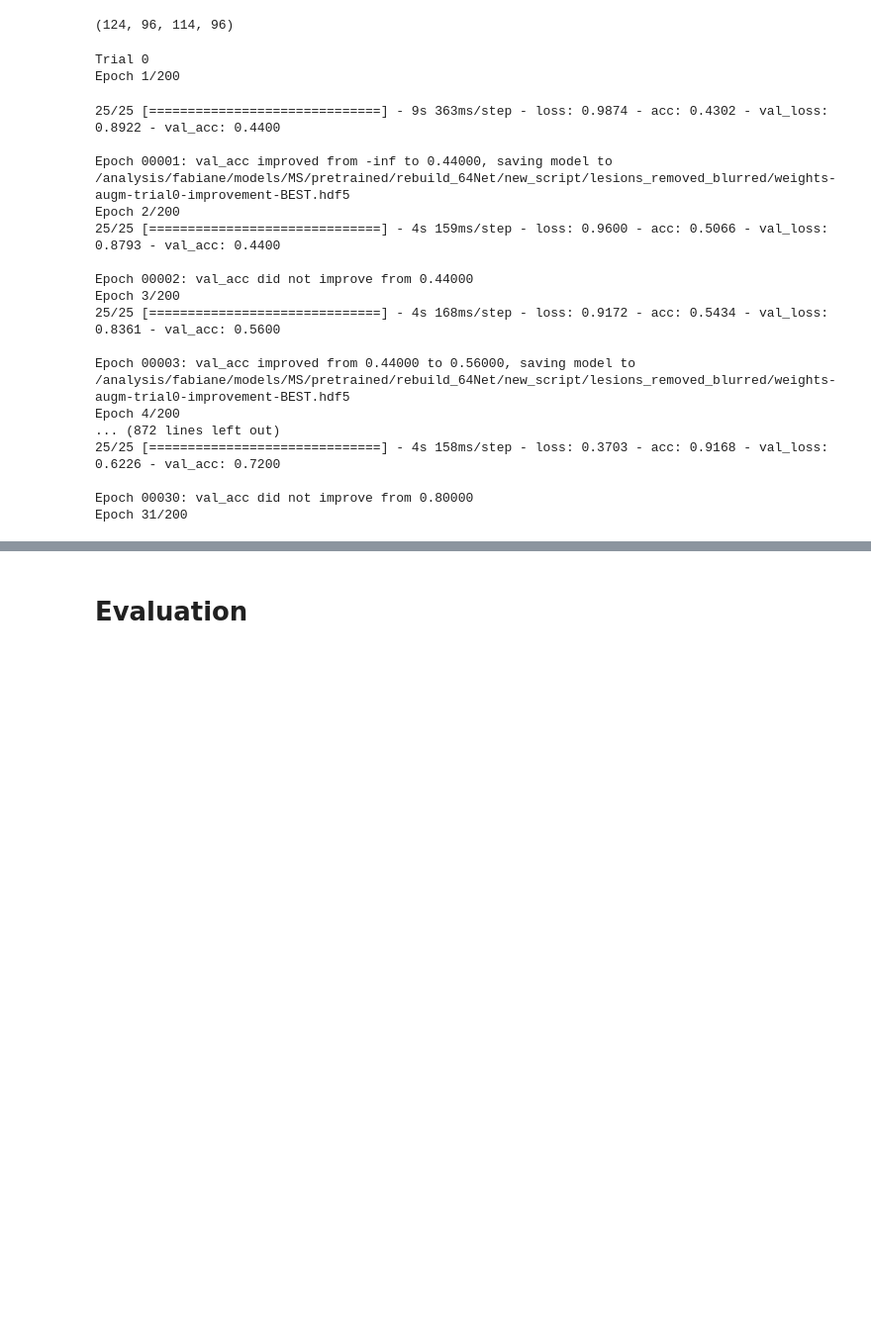
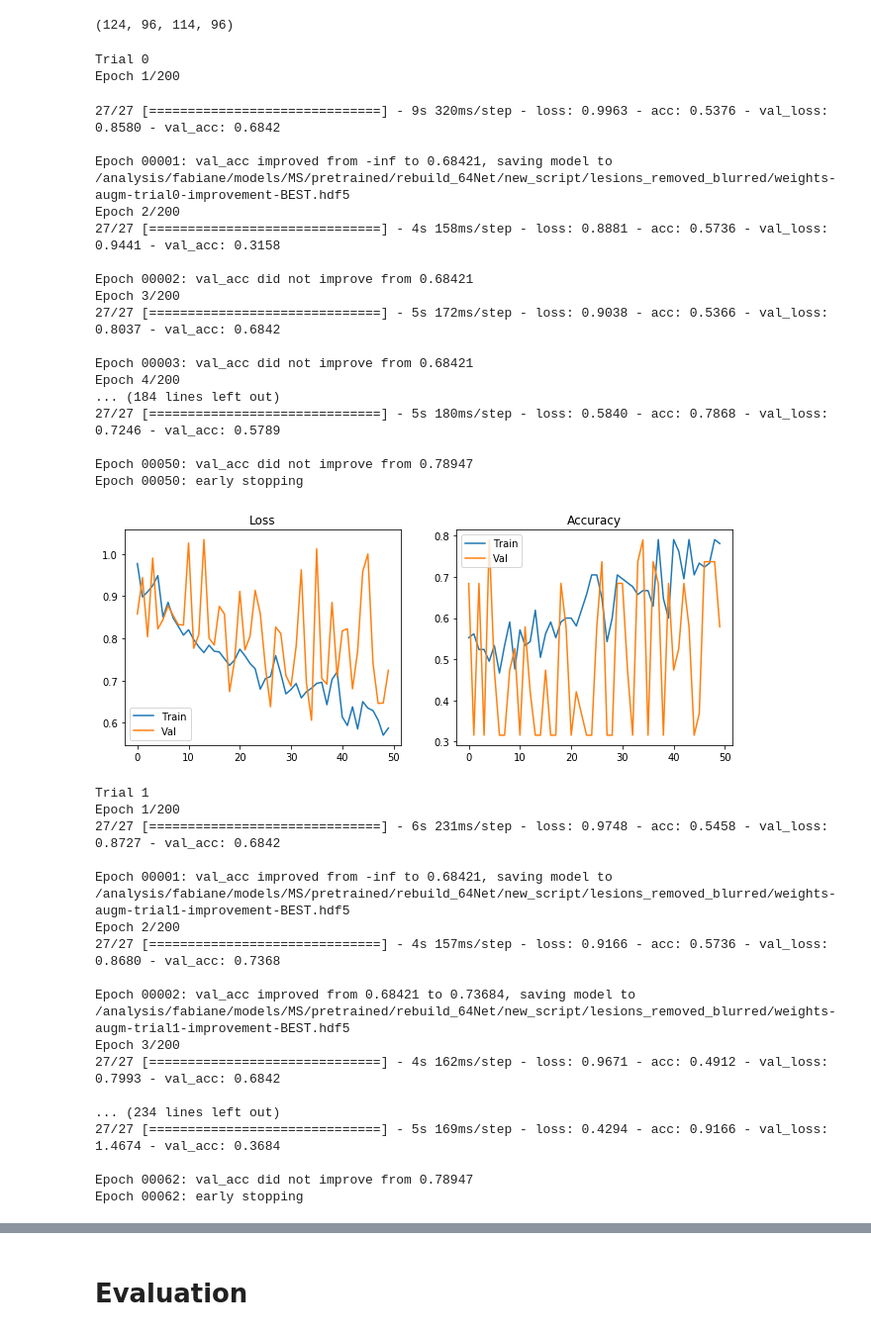
Before and after one commit to derEitel/explainableMS, a Jupyter notebook: remove_lesions/Fine-tuning with lesions removed - blurred.ipynb, the cells around one changed output, grey strips where cells are left out. Shown: that part at 99% size. Saved outputs shown, nothing was run; the diff lists cells and outputs as text; code cells hidden in the pictures; blank space fills up the shorter version.

```diff
--- a/remove_lesions/Fine-tuning with lesions removed - blurred.ipynb
+++ b/remove_lesions/Fine-tuning with lesions removed - blurred.ipynb
@@ -259,14 +256,14 @@ X_train.shape
 from sklearn.model_selection import train_test_split
 # %%
 # split training set
-X_train, X_val, y_train, y_val = train_test_split(X_train, y_train, test_size=0.2, random_state=77)
+X_train, X_val, y_train, y_val = train_test_split(X_train, y_train, test_size=0.15, random_state=77)
 # %%
 # training args
 lr = 0.0005
 lr_decay = 0.001
 transforms = [intensity, sagittal_flip, translate]
 
-num_trials = 7
+num_trials = 10
 store_models = True
 
 # callbacks
@@ -295,8 +292,8 @@ for i in range(num_trials):
     else:
         callbacks = [earlystop]
 
-    train_loader = CISDataset(X_train, y_train, transform=transforms, batch_size=b, shuffle=True)
-    val_loader = CISDataset(X_val, y_val, transform=[intensity], batch_size=1, shuffle=False)
+    train_loader = CISDataset(X_train, y_train, transform=transforms, batch_size=b, shuffle=True, mask=mask)
+    val_loader = CISDataset(X_val, y_val, transform=[intensity], batch_size=1, shuffle=False, mask=mask)
 
     # Start training
     history = model.fit_generator(train_loader,
@@ -304,7 +301,19 @@ for i in range(num_trials):
                         verbose=1,
                         validation_data=val_loader,
                         callbacks=callbacks)
-
+    # Plot training curves
+    plt.figure(figsize=(11, 4))
+    plt.subplot(1, 2, 1)
+    plt.plot(history.history["loss"])
+    plt.plot(history.history["val_loss"])
+    plt.legend(["Train", "Val"])
+    plt.title("Loss")
+    plt.subplot(1, 2, 2)
+    plt.plot(history.history["acc"])
+    plt.plot(history.history["val_acc"])
+    plt.legend(["Train", "Val"])
+    plt.title("Accuracy")
+    plt.show()
     # Evaluation
     y_pred = model.predict_generator(val_loader)
     #y_true = [item for sublist in [val_loader[batch_idx][1] for batch_idx in range(len(val_loader))] for item in sublist]
@@ -315,40 +324,58 @@ for i in range(num_trials):
     accuracies.append(history.history["val_acc"][-1])
     balanced_accuracies.append(bal_acc)
     max_acc.append(np.max(history.history["val_acc"]))
     sensitivities.append(sens)
     specificities.append(spec)
 
 training_time = time.time() - start_time
 print("Training Time: {}h:{}m:{}s".format(
             training_time//3600, (training_time//60)%60, training_time%60))
 
 print("Validation final accuracies: \n {}".format(accuracies))
 print("Validation final accuracies mean: {}".format(np.mean(accuracies)))
 print("Validation best accuracies: \n {}".format(max_acc))
 print("Validation best accuracies mean: {}".format(np.mean(max_acc)))
 print("Validation balanced accuracies: \n {}".format(balanced_accuracies))
 print("Validation balanced accuracies mean: {}".format(np.mean(balanced_accuracies)))
 print("Validation final sensitivities: \n {}".format(sensitivities))
 print("Validation final sensitivities' mean: {}".format(np.mean(sensitivities)))
 print("Validation final specificities: \n {}".format(specificities))
 print("Validation final specificities' mean: {}".format(np.mean(specificities)))
 # %% [output]
 Trial 0
 Epoch 1/200
-25/25 [==============================] - 9s 363ms/step - loss: 0.9874 - acc: 0.4302 - val_loss: 0.8922 - val_acc: 0.4400
+27/27 [==============================] - 9s 320ms/step - loss: 0.9963 - acc: 0.5376 - val_loss: 0.8580 - val_acc: 0.6842
 
-Epoch 00001: val_acc improved from -inf to 0.44000, saving model to /analysis/fabiane/models/MS/pretrained/rebuild_64Net/new_script/lesions_removed_blurred/weights-augm-trial0-improvement-BEST.hdf5
+Epoch 00001: val_acc improved from -inf to 0.68421, saving model to /analysis/fabiane/models/MS/pretrained/rebuild_64Net/new_script/lesions_removed_blurred/weights-augm-trial0-improvement-BEST.hdf5
 Epoch 2/200
-25/25 [==============================] - 4s 159ms/step - loss: 0.9600 - acc: 0.5066 - val_loss: 0.8793 - val_acc: 0.4400
+27/27 [==============================] - 4s 158ms/step - loss: 0.8881 - acc: 0.5736 - val_loss: 0.9441 - val_acc: 0.3158
 
-Epoch 00002: val_acc did not improve from 0.44000
+Epoch 00002: val_acc did not improve from 0.68421
 Epoch 3/200
-25/25 [==============================] - 4s 168ms/step - loss: 0.9172 - acc: 0.5434 - val_loss: 0.8361 - val_acc: 0.5600
+27/27 [==============================] - 5s 172ms/step - loss: 0.9038 - acc: 0.5366 - val_loss: 0.8037 - val_acc: 0.6842
 
-Epoch 00003: val_acc improved from 0.44000 to 0.56000, saving model to /analysis/fabiane/models/MS/pretrained/rebuild_64Net/new_script/lesions_removed_blurred/weights-augm-trial0-improvement-BEST.hdf5
+Epoch 00003: val_acc did not improve from 0.68421
 Epoch 4/200
-... (872 lines left out)
-25/25 [==============================] - 4s 158ms/step - loss: 0.3703 - acc: 0.9168 - val_loss: 0.6226 - val_acc: 0.7200
+... (184 lines left out)
+27/27 [==============================] - 5s 180ms/step - loss: 0.5840 - acc: 0.7868 - val_loss: 0.7246 - val_acc: 0.5789
 
-Epoch 00030: val_acc did not improve from 0.80000
-Epoch 31/200
+Epoch 00050: val_acc did not improve from 0.78947
+Epoch 00050: early stopping
+[figure, added]
+Trial 1
+Epoch 1/200
+27/27 [==============================] - 6s 231ms/step - loss: 0.9748 - acc: 0.5458 - val_loss: 0.8727 - val_acc: 0.6842
+
+Epoch 00001: val_acc improved from -inf to 0.68421, saving model to /analysis/fabiane/models/MS/pretrained/rebuild_64Net/new_script/lesions_removed_blurred/weights-augm-trial1-improvement-BEST.hdf5
+Epoch 2/200
+27/27 [==============================] - 4s 157ms/step - loss: 0.9166 - acc: 0.5736 - val_loss: 0.8680 - val_acc: 0.7368
+
+Epoch 00002: val_acc improved from 0.68421 to 0.73684, saving model to /analysis/fabiane/models/MS/pretrained/rebuild_64Net/new_script/lesions_removed_blurred/weights-augm-trial1-improvement-BEST.hdf5
+Epoch 3/200
+27/27 [==============================] - 4s 162ms/step - loss: 0.9671 - acc: 0.4912 - val_loss: 0.7993 - val_acc: 0.6842
+
+... (234 lines left out)
+27/27 [==============================] - 5s 169ms/step - loss: 0.4294 - acc: 0.9166 - val_loss: 1.4674 - val_acc: 0.3684
+
+Epoch 00062: val_acc did not improve from 0.78947
+Epoch 00062: early stopping
```
Also changed, not shown: parts of 7 cells of this notebook, 3 other files.
